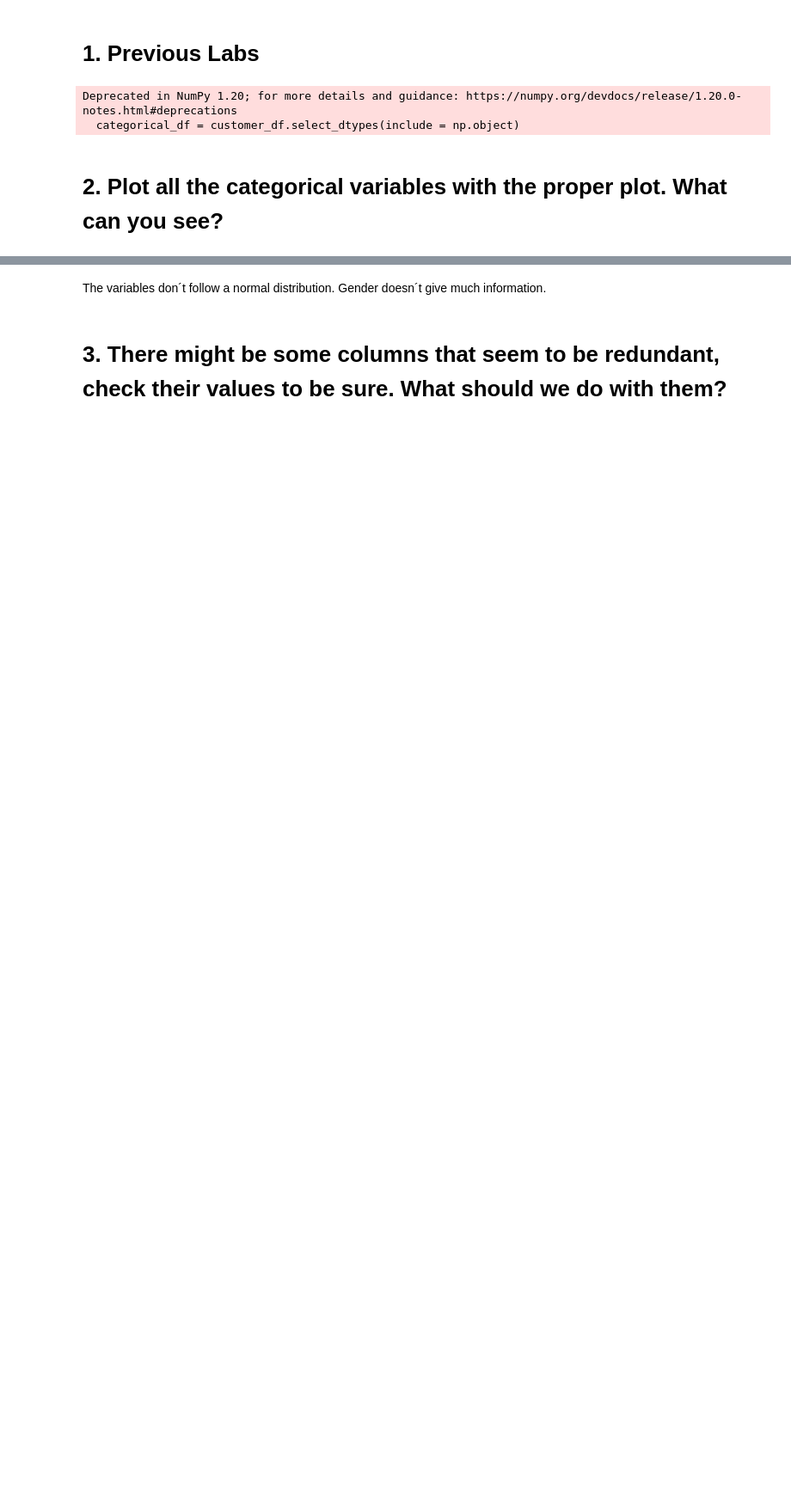
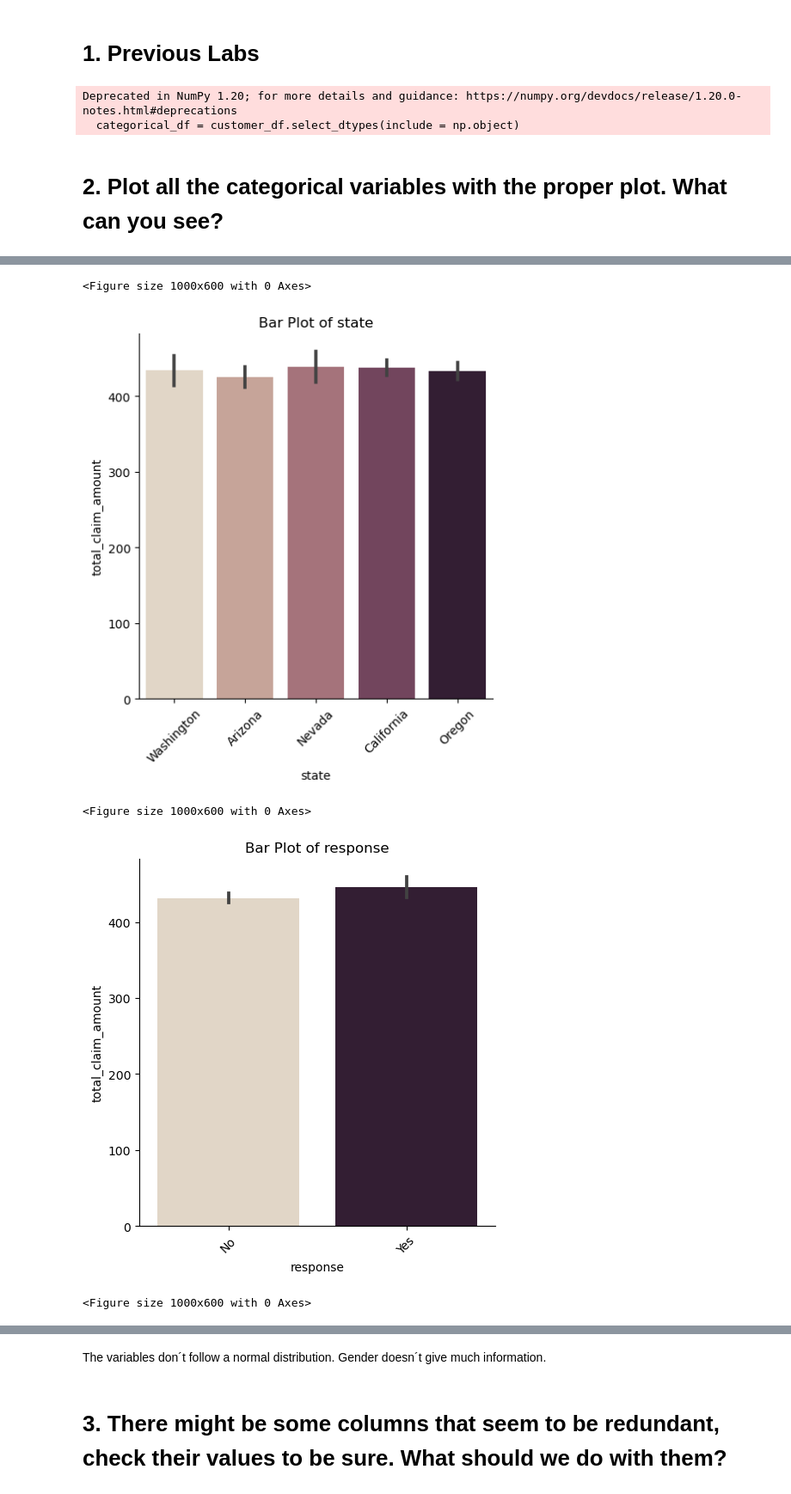
Before and after one commit to larahdm2/lab-feature-extraction, a Jupyter notebook: lab-feature-extraction.ipynb, the cells around one changed output, grey strips where cells are left out. Shown at 86% size. Saved outputs shown, nothing was run; the diff lists cells and outputs as text; code cells hidden in the pictures; blank space fills up the shorter version.

```diff
--- a/lab-feature-extraction.ipynb
+++ b/lab-feature-extraction.ipynb
@@ -129,0 +129,16 @@ for col in categorical_df.columns:
+# %%
+total_claim_df = customer_df[['total_claim_amount']].copy()
+categorical_target_df = pd.concat([categorical_df, total_claim_df], axis=1)
+# %%
+for col in categorical_df.columns:
+    plt.figure(figsize = (10, 6))
+    sns.catplot(data=categorical_target_df, x=col, y="total_claim_amount", kind="bar", palette="ch:.25")
+    plt.title(f'Bar Plot of {col}')
+    plt.xticks(rotation = 45)
+    plt.show()
+# %% [output]
+<Figure size 1000x600 with 0 Axes>
+[figure, added]
+<Figure size 1000x600 with 0 Axes>
+[figure, added]
+<Figure size 1000x600 with 0 Axes>
```
Also changed, not shown: parts of 23 cells of this notebook.
